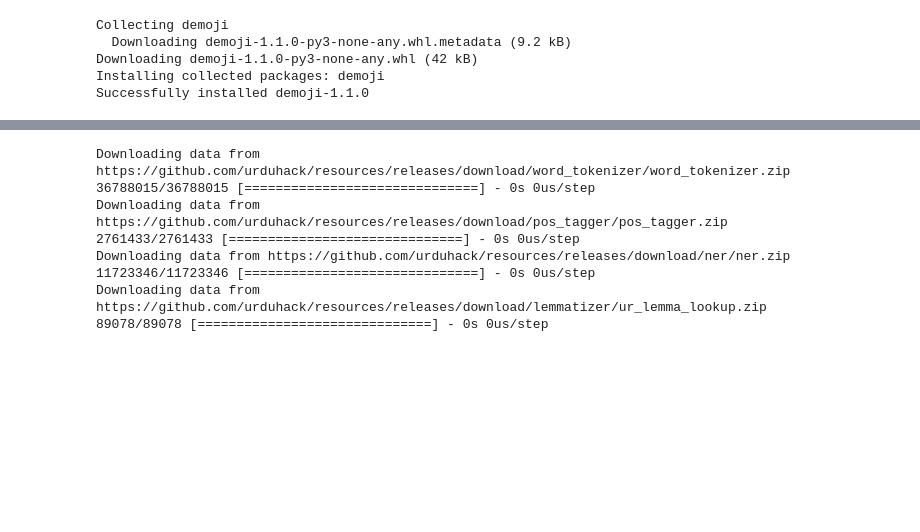
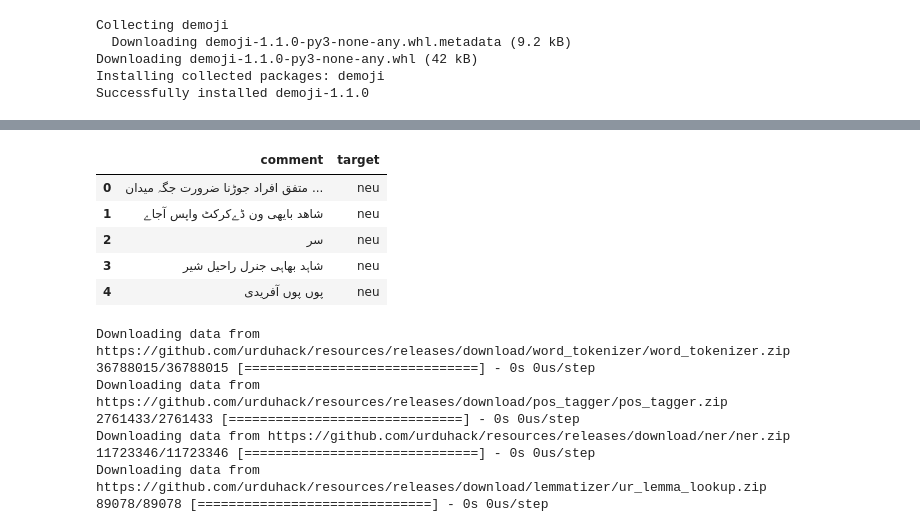
Before and after one commit to 11a55an/urdu-sentiment-analysis, a Jupyter notebook: RNN.ipynb, the cells around one changed output, grey strips where cells are left out. Drawn from its saved outputs; the diff is of its cells as text; code cells hidden in the pictures; blank space fills up the shorter version.

Commit message:
Kaggle Notebook | Sentiment Analysis of Urdu Comments | Version 4

```diff
--- a/RNN.ipynb
+++ b/RNN.ipynb
@@ -204,6 +194,15 @@ def remove_stopwords(text):
 train["comment"] = train.comment.map(remove_stopwords)
 valid["comment"] = valid.comment.map(remove_stopwords)
 test["comment"] = test.comment.map(remove_stopwords)
+# %%
+train.head()
+# %% [output]
+|  | comment | target |
+| 0 | متفق افراد جوڑنا ضرورت جگہ میدان ... | neu |
+| 1 | شاھد بایھی ون ڈےکرکٹ واپس آجاے | neu |
+| 2 | سر | neu |
+| 3 | شاہد بھاہی جنرل راحیل شیر | neu |
+| 4 | پوں پوں آفریدی | neu |
 # %%
 import urduhack
 urduhack.download()
```
Also changed, not shown: parts of 15 cells of this notebook.
